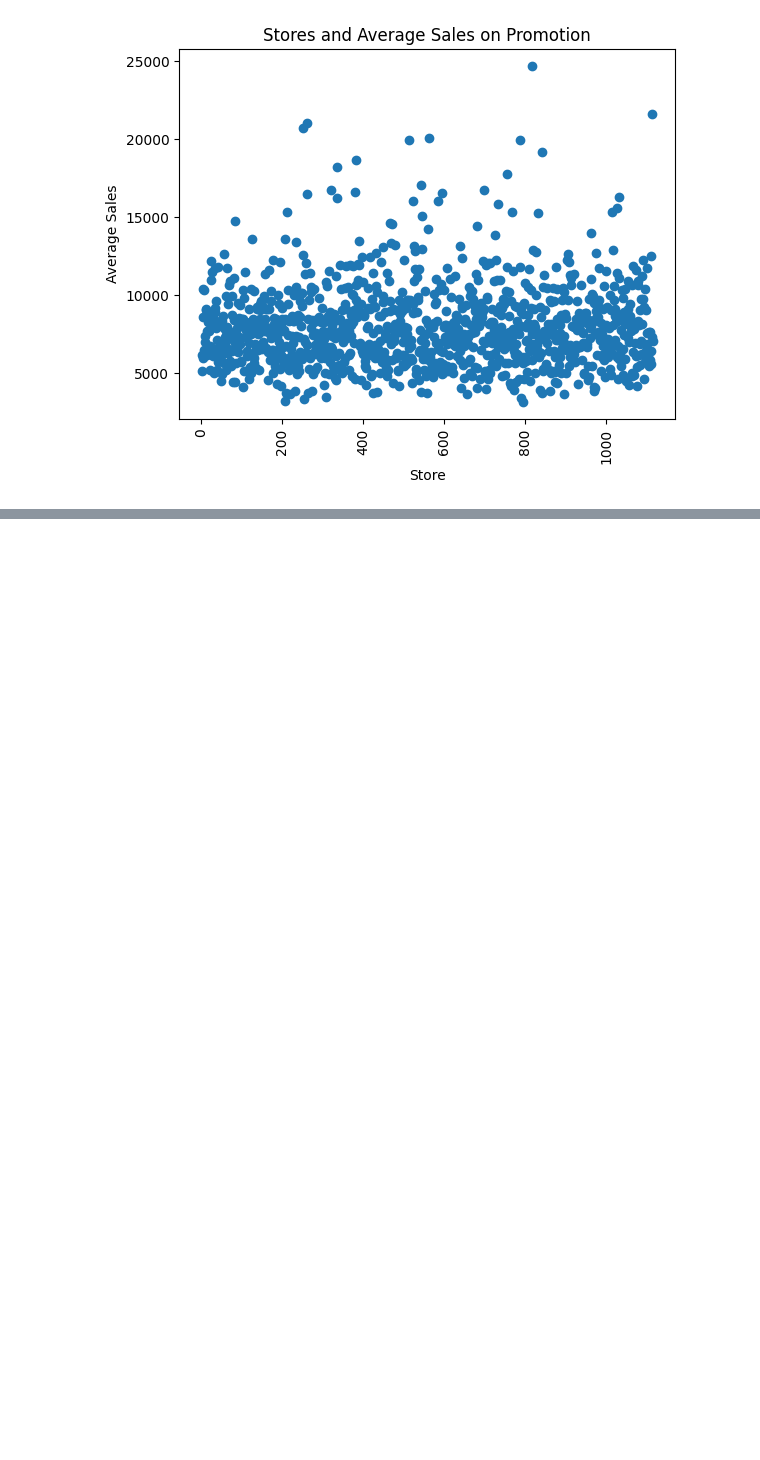
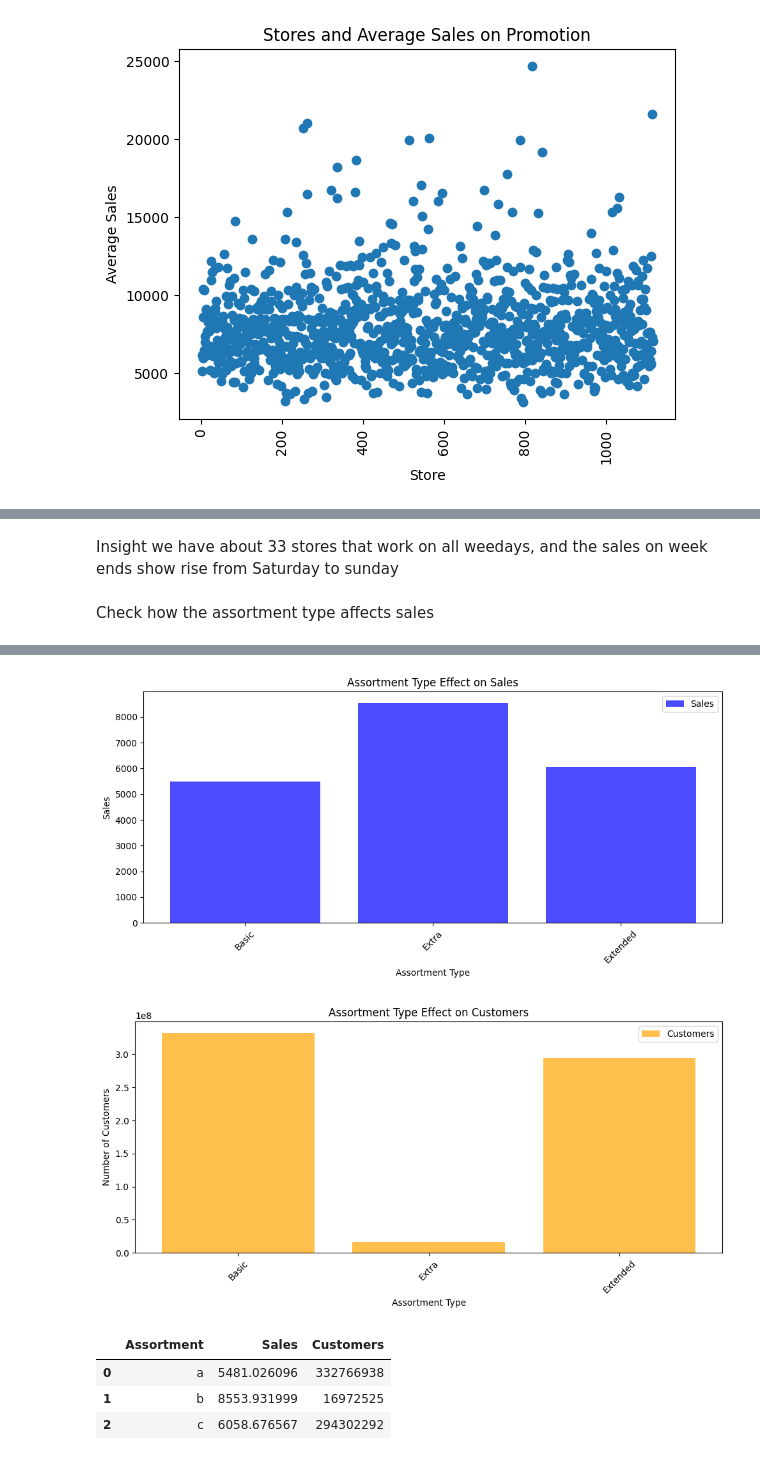
Before and after one commit to brook1167/Rossmann-Pharmaceuticals, a Jupyter notebook: notebooks/exploratory_analysis.ipynb, the cells around one changed output, grey strips where cells are left out. Saved outputs shown, nothing was run; the diff lists cells and outputs as text; code cells hidden in the pictures; blank space fills up the shorter version.

```diff
--- a/notebooks/exploratory_analysis.ipynb
+++ b/notebooks/exploratory_analysis.ipynb
@@ -339,0 +397,42 @@ Number of Stores with less than 5143.545555555555 mean sales are 112
+# %% [markdown]
+Insight we have about 33 stores that work on all weedays, and the sales on week ends show rise from Saturday to sunday
+# %% [markdown]
+Check how the assortment type affects sales
+# %%
+# Function to get assortment description
+def get_assortment(value):
+    logging.info(f'util.py - get assortment for value of {value}')
+    assort = {'a': 'Basic', 'b': 'Extra', 'c': 'Extended'}
+    return assort.get(value, None)
+
+# Assuming train_store is a DataFrame already defined
+assortment = train_store.groupby('Assortment').agg({'Sales': 'mean', 'Customers': 'sum'}).reset_index()
+
+# Map assortment values to their descriptions
+assort_values = [get_assortment(x) for x in assortment.Assortment]
+
+# Create a bar plot for Sales
+plt.figure(figsize=(10, 5))  # Set figure size
+plt.bar(x=assort_values, height=assortment.Sales, color='blue', alpha=0.7, label='Sales')
+plt.xlabel('Assortment Type')
+plt.ylabel('Sales')
+plt.title('Assortment Type Effect on Sales')
+plt.legend()
+plt.xticks(rotation=45)
+plt.tight_layout()  # Adjust layout for better appearance
+plt.show()
+
+# Create a bar plot for Customers
+plt.figure(figsize=(10, 5))  # Set figure size
+plt.bar(x=assort_values, height=assortment.Customers, color='orange', alpha=0.7, label='Customers')
+plt.xlabel('Assortment Type')
+plt.ylabel('Number of Customers')
+plt.title('Assortment Type Effect on Customers')
+plt.legend()
+plt.xticks(rotation=45)
+plt.tight_layout()  # Adjust layout for better appearance
+plt.show()
+
+# Display the aggregated assortment DataFrame
+assortment
+# %% [output]
@@ -339,0 +442,6 @@ Number of Stores with less than 5143.545555555555 mean sales are 112
+[figure, added]
+[figure, added]
+|  | Assortment | Sales | Customers |
+| 0 | a | 5481.026096 | 332766938 |
+| 1 | b | 8553.931999 | 16972525 |
+| 2 | c | 6058.676567 | 294302292 |
```
Also changed, not shown: parts of 8 cells of this notebook.
